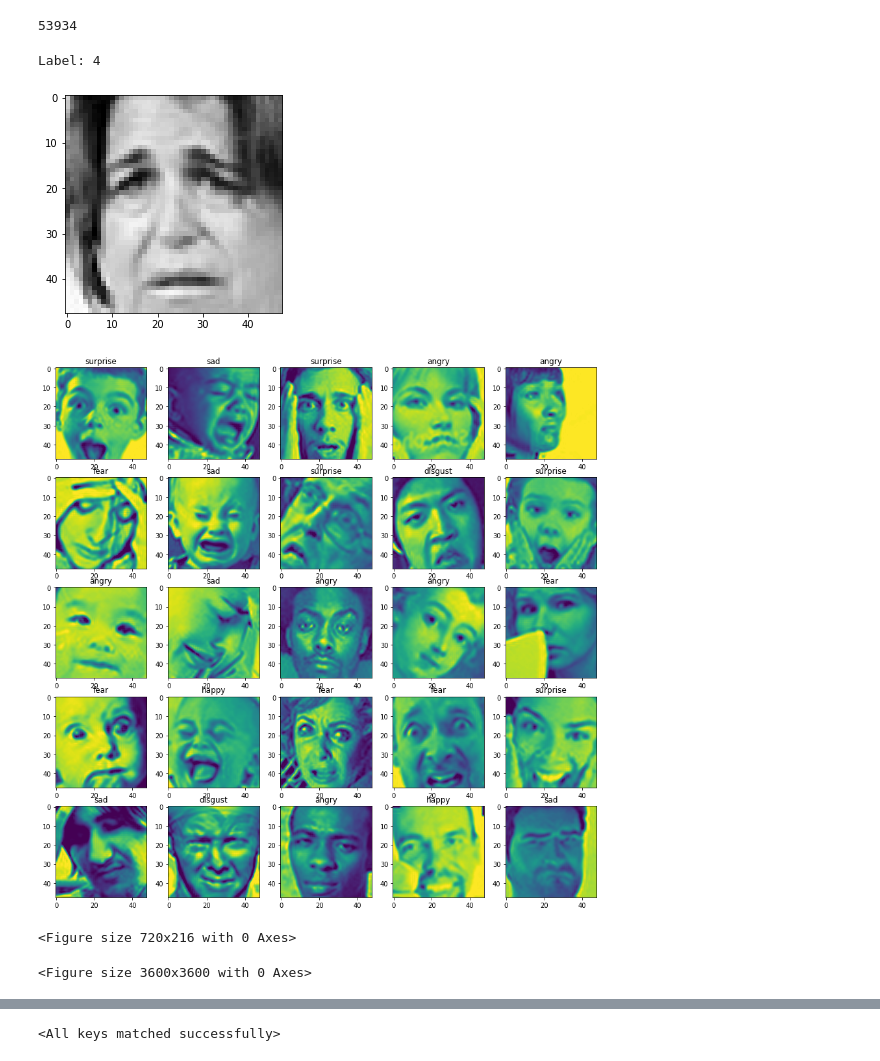
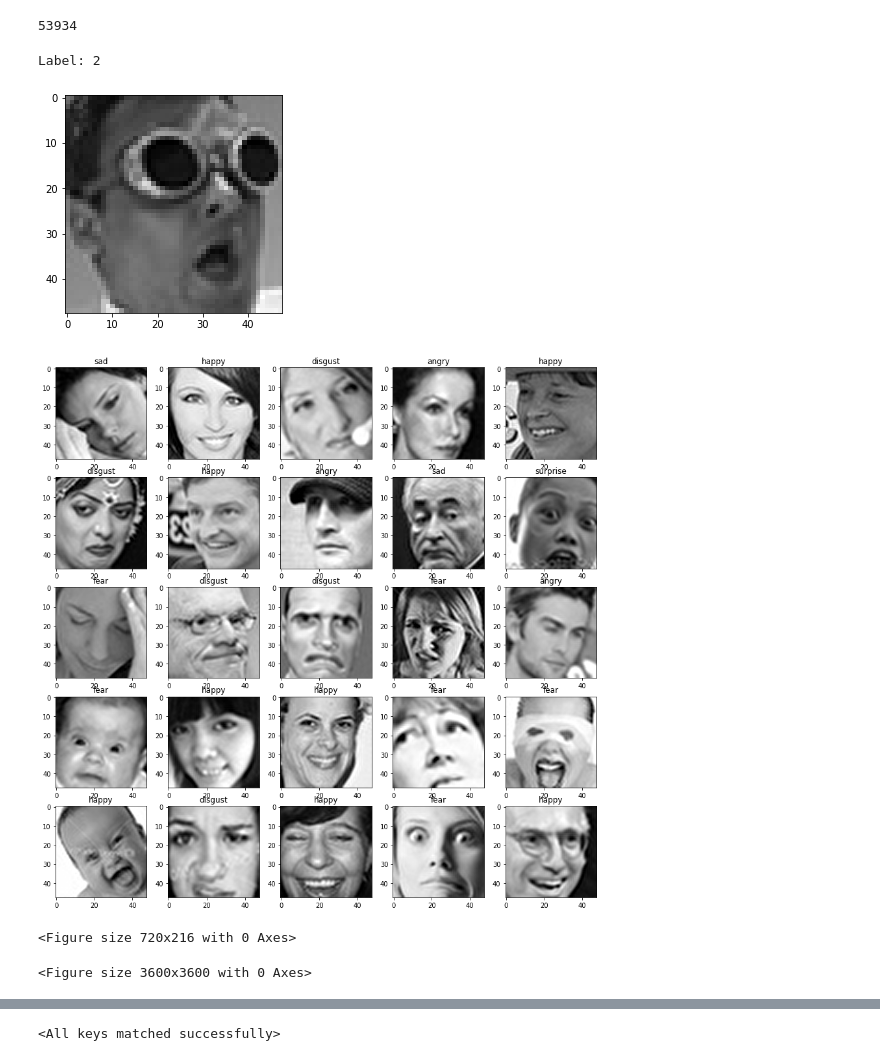
Before and after one commit to Mainakdeb/Facial_Expression_Classifier, a Jupyter notebook: FER_PyTorch.ipynb, the cells around one changed output, grey strips where cells are left out. Cells and saved outputs as stored; diff of their text form; code cells hidden in the pictures.

```diff
--- a/FER_PyTorch.ipynb
+++ b/FER_PyTorch.ipynb
@@ -183,42 +193,40 @@ sample = next(iter(train_set))
 image,label = sample #sequence unpacking
 plt.imshow(image.squeeze(), cmap="gray")
 print("Label:", label)
-
-Challenges in Representation Learning: Facial Expression Recognition Challenge
 # %% [output]
-Label: 4
+Label: 2
-[figure, old version]
+[figure, new version]
 # %%
 train_loader = torch.utils.data.DataLoader(
     train_set
     ,batch_size=5
     ,shuffle=True
 )
 
 emotions = ['angry', 'disgust', 'fear', 'happy', 'sad', 'surprise', 'neutral']
 
 fig, axs = plt.subplots(5, 5, figsize=(15,15))
 fig = plt.figure(figsize=(10,3))
 trans = transforms.ToPILImage()
 plt.figure(figsize=(50,50))
 
 for i in range(5):
     for j in range(5):
         for image_list in (train_loader):
             np_image=image_list[0][0]
             label_tensor=image_list[1][0]
 
             max_index = (label_tensor.item())
             label_emotion = emotions[max_index]
 
             x=np_image.squeeze()
-            axs[j,i].imshow(x, interpolation='sinc')
+            axs[j,i].imshow(x, interpolation='sinc', cmap='gray')
 
             axs[j,i].title.set_text(label_emotion)
             break
 plt.show()
 # %% [output]
-[figure, old version]
+[figure, new version]
 <Figure size 720x216 with 0 Axes>
 <Figure size 3600x3600 with 0 Axes>
 # %%
```
Also changed, not shown: parts of 15 cells of this notebook.
